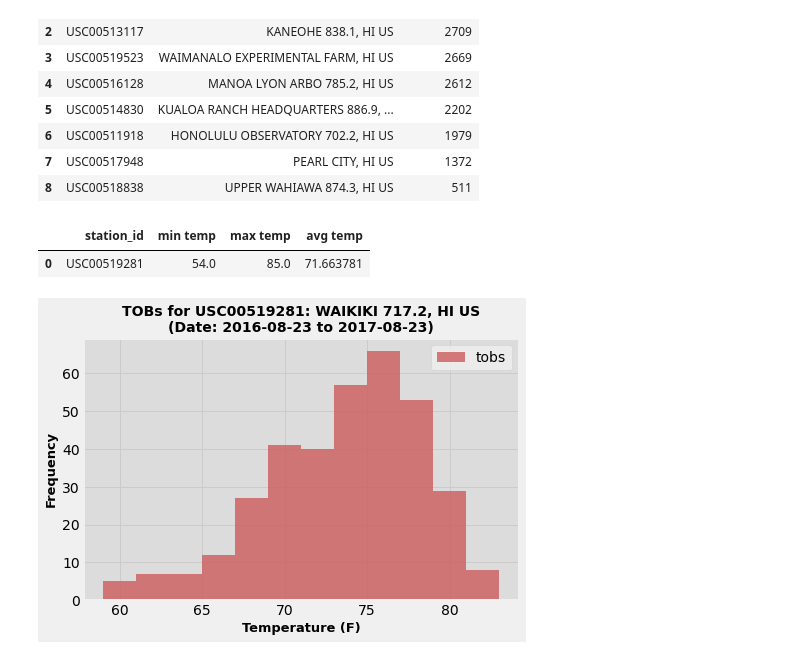
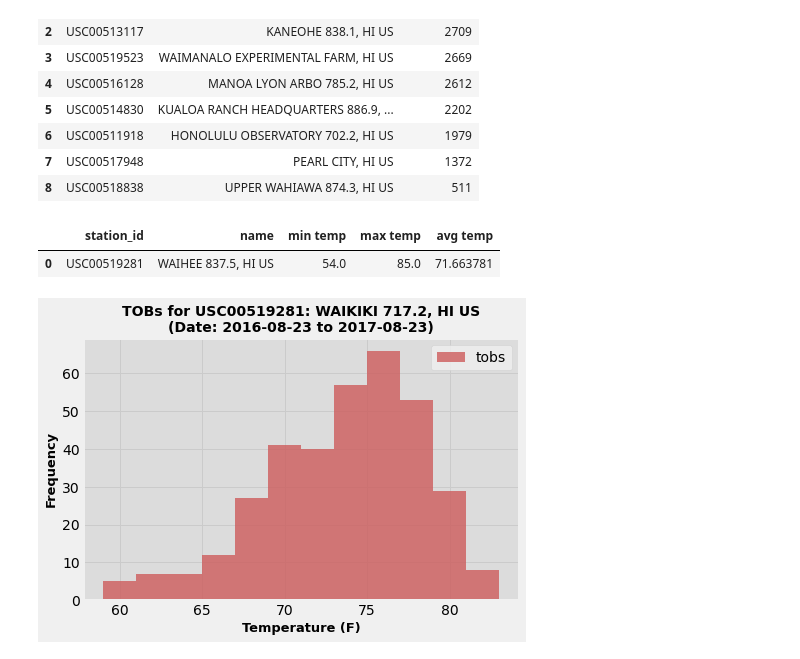
Before and after one commit to abpuccini/sqlalchemy-challenge, a Jupyter notebook: climate_honolulu.ipynb, the cells around one changed output. Cells and saved outputs as stored; diff of their text form; code cells hidden in the pictures.

```diff
--- a/climate_honolulu.ipynb
+++ b/climate_honolulu.ipynb
@@ -160,19 +160,20 @@ active_station_df
 # %%
 # Using the station id from the previous query, calculate the lowest temperature recorded,
 # highest temperature recorded, and average temperature of the most active station?
-act_stn_summary = session.query(Measurement.station, func.min(Measurement.tobs),
+act_stn_summary = session.query(Measurement.station, Station.name, func.min(Measurement.tobs),
                                 func.max(Measurement.tobs), func.avg(Measurement.tobs))\
+                                .filter(Measurement.station == Station.station)\
                                 .group_by(Measurement.station)\
                                 .order_by(func.count(Measurement.station).desc())\
                                 .filter(Measurement.station == most_active[0])
 
 # Save the query results as a Pandas DataFrame and set the index to the date column
-act_stn_summary_df = pd.DataFrame(act_stn_summary, columns=['station_id', 'min temp', 'max temp', 'avg temp'])
+act_stn_summary_df = pd.DataFrame(act_stn_summary, columns=['station_id', 'name', 'min temp', 'max temp', 'avg temp'])
 
 act_stn_summary_df
 # %% [output]
-|  | station_id | min temp | max temp | avg temp |
-| 0 | USC00519281 | 54.0 | 85.0 | 71.663781 |
+|  | station_id | name | min temp | max temp | avg temp |
+| 0 | USC00519281 | WAIHEE 837.5, HI US | 54.0 | 85.0 | 71.663781 |
 # %%
 # Query the last 12 months of temperature observation data for this station
 st_12m = session.query(Measurement.tobs)\
```
